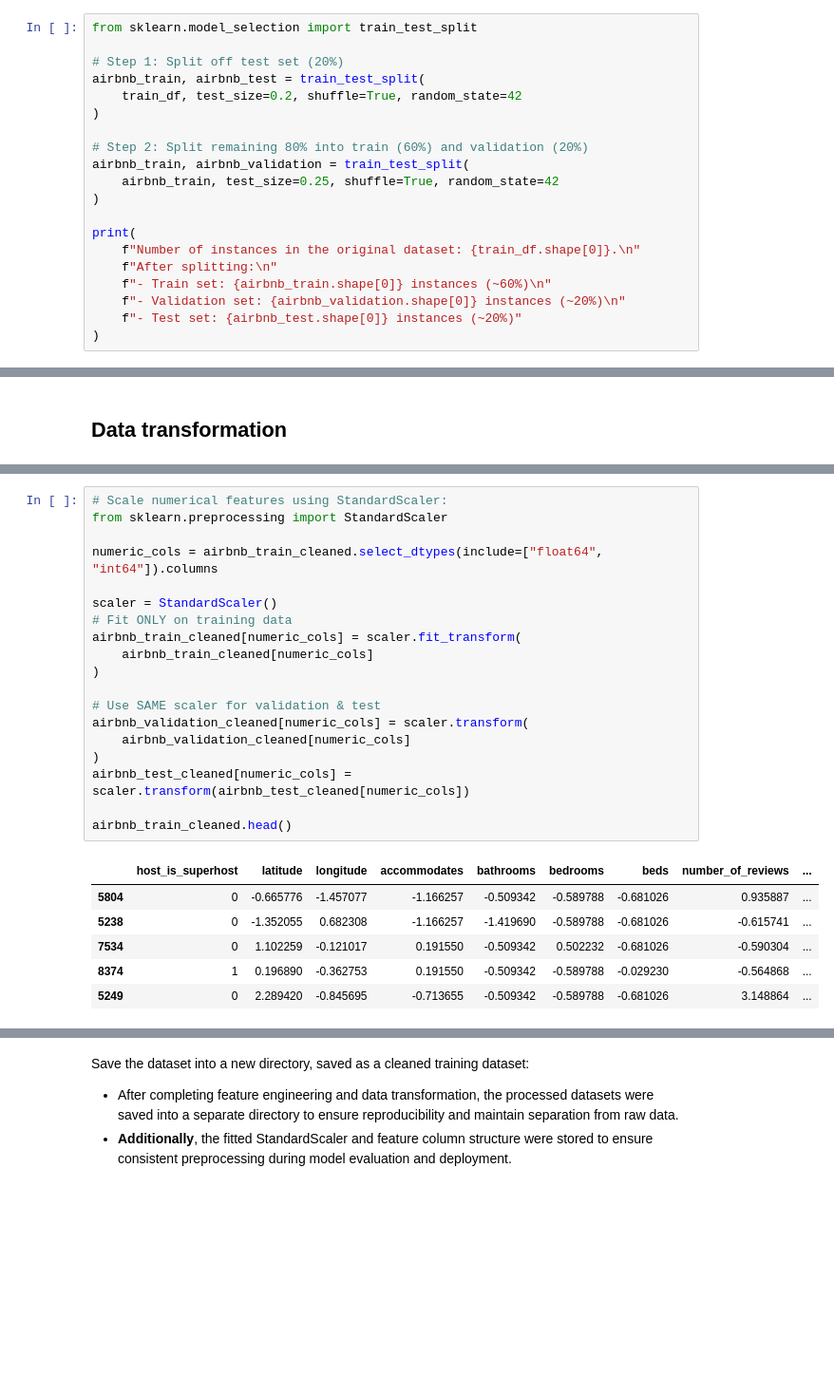
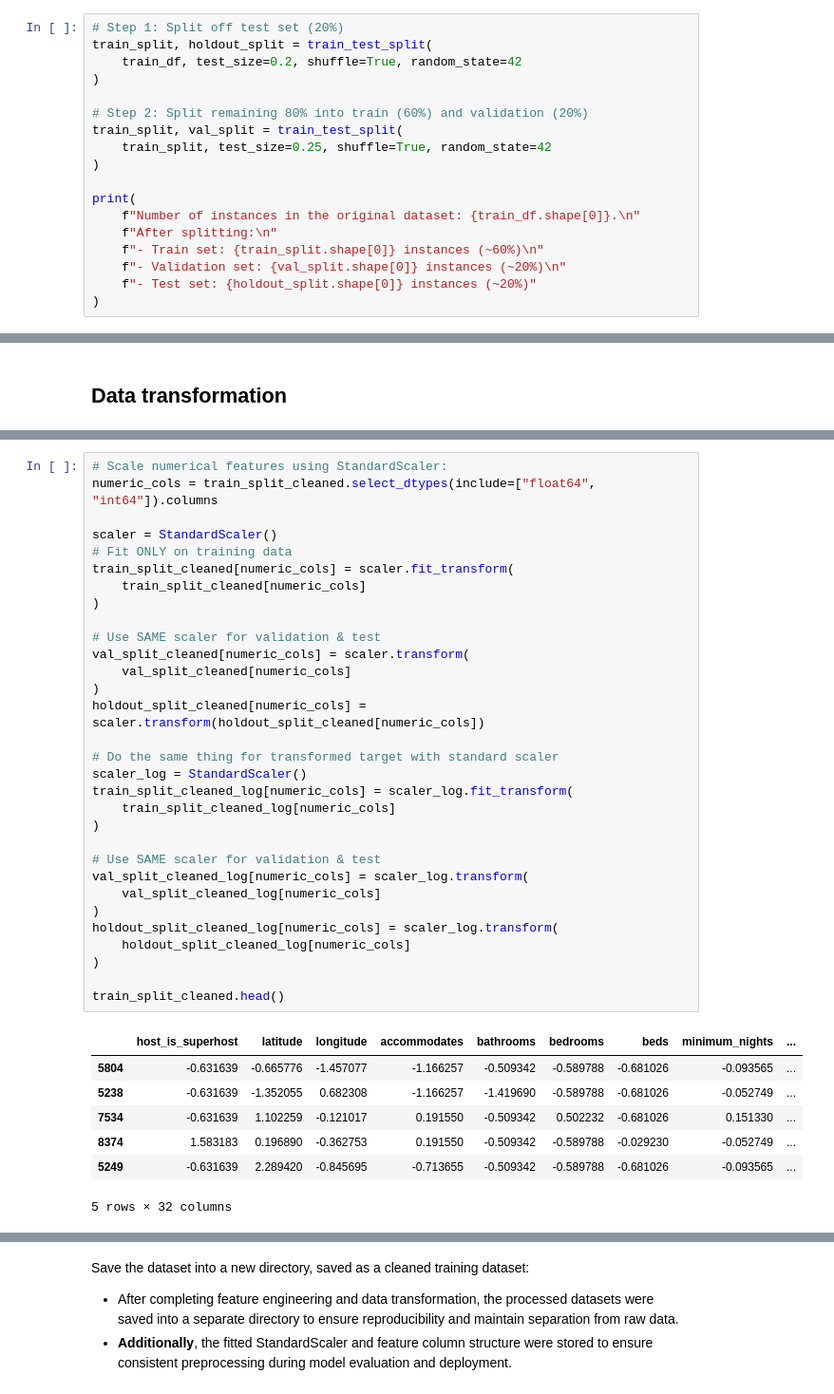
Before and after one commit to LocLe611/melbourne_airbnb-price-listing-predictions, a Jupyter notebook: main.ipynb, the cells around one changed output, grey strips where cells are left out. Shown at 95% size. Cells and saved outputs as stored; diff of their text form; blank space fills up the shorter version.

Commit message:
feat: Finished feature engineering for linearity between relationships, and comparison between predicting non-transformed vs transformed target variable

```diff
--- a/main.ipynb
+++ b/main.ipynb
@@ -403,22 +459,20 @@ plt.show()
 # %%
-from sklearn.model_selection import train_test_split
-
 # Step 1: Split off test set (20%)
-airbnb_train, airbnb_test = train_test_split(
+train_split, holdout_split = train_test_split(
     train_df, test_size=0.2, shuffle=True, random_state=42
 )
 
 # Step 2: Split remaining 80% into train (60%) and validation (20%)
-airbnb_train, airbnb_validation = train_test_split(
-    airbnb_train, test_size=0.25, shuffle=True, random_state=42
+train_split, val_split = train_test_split(
+    train_split, test_size=0.25, shuffle=True, random_state=42
 )
 
 print(
     f"Number of instances in the original dataset: {train_df.shape[0]}.\n"
     f"After splitting:\n"
-    f"- Train set: {airbnb_train.shape[0]} instances (~60%)\n"
-    f"- Validation set: {airbnb_validation.shape[0]} instances (~20%)\n"
-    f"- Test set: {airbnb_test.shape[0]} instances (~20%)"
+    f"- Train set: {train_split.shape[0]} instances (~60%)\n"
+    f"- Validation set: {val_split.shape[0]} instances (~20%)\n"
+    f"- Test set: {holdout_split.shape[0]} instances (~20%)"
 )
 # %% [output]
 Number of instances in the original dataset: 8586.
@@ -576,26 +840,39 @@ airbnb_train_cleaned.head()
 # %%
 # Scale numerical features using StandardScaler:
-from sklearn.preprocessing import StandardScaler
-
-numeric_cols = airbnb_train_cleaned.select_dtypes(include=["float64", "int64"]).columns
+numeric_cols = train_split_cleaned.select_dtypes(include=["float64", "int64"]).columns
 
 scaler = StandardScaler()
 # Fit ONLY on training data
-airbnb_train_cleaned[numeric_cols] = scaler.fit_transform(
-    airbnb_train_cleaned[numeric_cols]
+train_split_cleaned[numeric_cols] = scaler.fit_transform(
+    train_split_cleaned[numeric_cols]
 )
 
 # Use SAME scaler for validation & test
-airbnb_validation_cleaned[numeric_cols] = scaler.transform(
-    airbnb_validation_cleaned[numeric_cols]
+val_split_cleaned[numeric_cols] = scaler.transform(
+    val_split_cleaned[numeric_cols]
 )
-airbnb_test_cleaned[numeric_cols] = scaler.transform(airbnb_test_cleaned[numeric_cols])
+holdout_split_cleaned[numeric_cols] = scaler.transform(holdout_split_cleaned[numeric_cols])
 
-airbnb_train_cleaned.head()
+# Do the same thing for transformed target with standard scaler
+scaler_log = StandardScaler()
+train_split_cleaned_log[numeric_cols] = scaler_log.fit_transform(
+    train_split_cleaned_log[numeric_cols]
+)
+
+# Use SAME scaler for validation & test
+val_split_cleaned_log[numeric_cols] = scaler_log.transform(
+    val_split_cleaned_log[numeric_cols]
+)
+holdout_split_cleaned_log[numeric_cols] = scaler_log.transform(
+    holdout_split_cleaned_log[numeric_cols]
+)
+
+train_split_cleaned.head()
 # %% [output]
-|  | host_is_superhost | latitude | longitude | accommodates | bathrooms | bedrooms | beds | number_of_reviews | ... |
-| 5804 | 0 | -0.665776 | -1.457077 | -1.166257 | -0.509342 | -0.589788 | -0.681026 | 0.935887 | ... |
-| 5238 | 0 | -1.352055 | 0.682308 | -1.166257 | -1.419690 | -0.589788 | -0.681026 | -0.615741 | ... |
-| 7534 | 0 | 1.102259 | -0.121017 | 0.191550 | -0.509342 | 0.502232 | -0.681026 | -0.590304 | ... |
-| 8374 | 1 | 0.196890 | -0.362753 | 0.191550 | -0.509342 | -0.589788 | -0.029230 | -0.564868 | ... |
-| 5249 | 0 | 2.289420 | -0.845695 | -0.713655 | -0.509342 | -0.589788 | -0.681026 | 3.148864 | ... |
+|  | host_is_superhost | latitude | longitude | accommodates | bathrooms | bedrooms | beds | minimum_nights | ... |
+| 5804 | -0.631639 | -0.665776 | -1.457077 | -1.166257 | -0.509342 | -0.589788 | -0.681026 | -0.093565 | ... |
+| 5238 | -0.631639 | -1.352055 | 0.682308 | -1.166257 | -1.419690 | -0.589788 | -0.681026 | -0.052749 | ... |
+| 7534 | -0.631639 | 1.102259 | -0.121017 | 0.191550 | -0.509342 | 0.502232 | -0.681026 | 0.151330 | ... |
+| 8374 | 1.583183 | 0.196890 | -0.362753 | 0.191550 | -0.509342 | -0.589788 | -0.029230 | -0.052749 | ... |
+| 5249 | -0.631639 | 2.289420 | -0.845695 | -0.713655 | -0.509342 | -0.589788 | -0.681026 | -0.093565 | ... |
+5 rows × 32 columns
```
Also changed, not shown: parts of 51 cells of this notebook, 4 other files.
